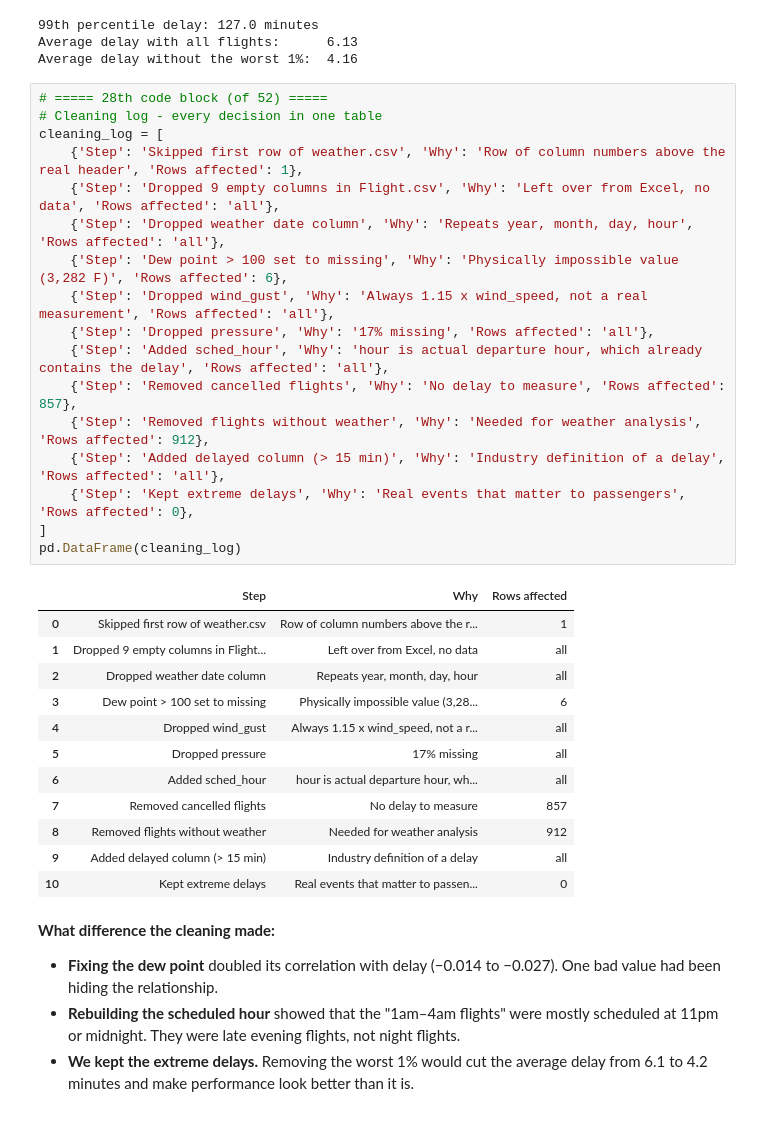
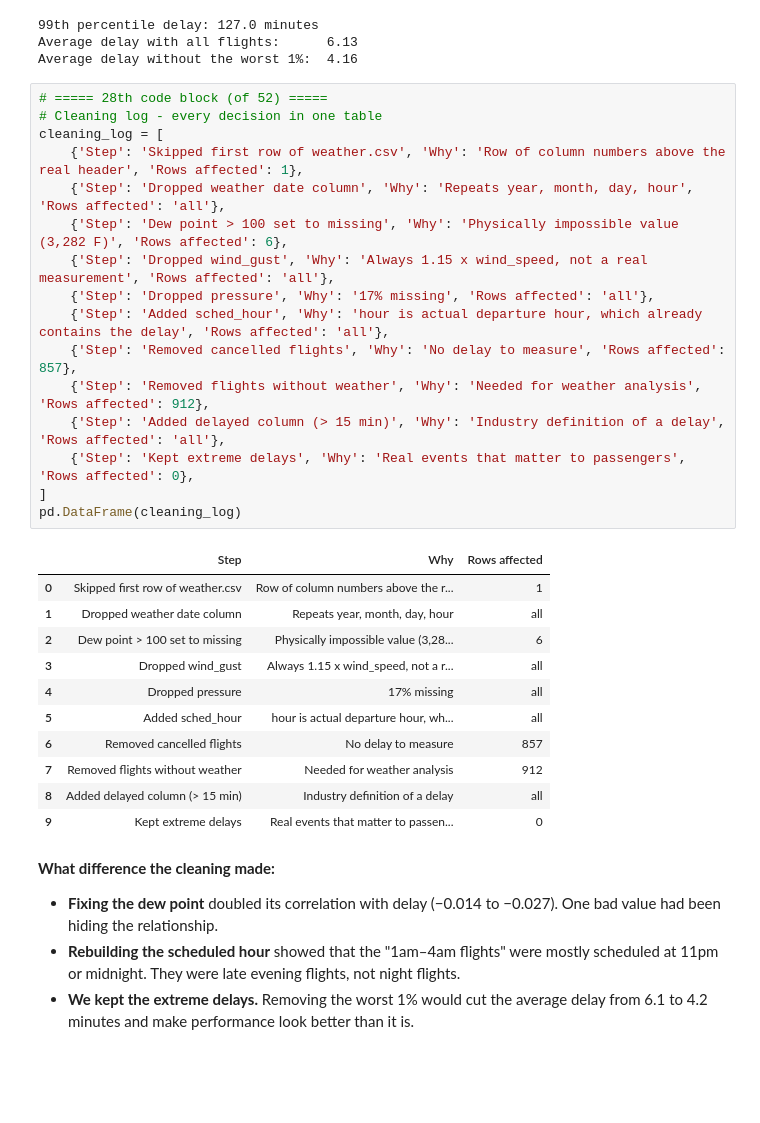
Before and after one commit to seyhasenganz/my-sql-assignment, a Jupyter notebook: flight_weather_analysis/Flight_Weather_Delay_Analysis.ipynb, the cells around one changed output. Saved outputs shown, nothing was run; the diff lists cells and outputs as text; blank space fills up the shorter version.

```diff
--- a/flight_weather_analysis/Flight_Weather_Delay_Analysis.ipynb
+++ b/flight_weather_analysis/Flight_Weather_Delay_Analysis.ipynb
@@ -413,33 +410,31 @@ Average delay without the worst 1%:  4.16
 # %%
 # ===== 28th code block (of 52) =====
 # Cleaning log - every decision in one table
 cleaning_log = [
     {'Step': 'Skipped first row of weather.csv', 'Why': 'Row of column numbers above the real header', 'Rows affected': 1},
-    {'Step': 'Dropped 9 empty columns in Flight.csv', 'Why': 'Left over from Excel, no data', 'Rows affected': 'all'},
     {'Step': 'Dropped weather date column', 'Why': 'Repeats year, month, day, hour', 'Rows affected': 'all'},
     {'Step': 'Dew point > 100 set to missing', 'Why': 'Physically impossible value (3,282 F)', 'Rows affected': 6},
     {'Step': 'Dropped wind_gust', 'Why': 'Always 1.15 x wind_speed, not a real measurement', 'Rows affected': 'all'},
     {'Step': 'Dropped pressure', 'Why': '17% missing', 'Rows affected': 'all'},
     {'Step': 'Added sched_hour', 'Why': 'hour is actual departure hour, which already contains the delay', 'Rows affected': 'all'},
     {'Step': 'Removed cancelled flights', 'Why': 'No delay to measure', 'Rows affected': 857},
     {'Step': 'Removed flights without weather', 'Why': 'Needed for weather analysis', 'Rows affected': 912},
     {'Step': 'Added delayed column (> 15 min)', 'Why': 'Industry definition of a delay', 'Rows affected': 'all'},
     {'Step': 'Kept extreme delays', 'Why': 'Real events that matter to passengers', 'Rows affected': 0},
 ]
 pd.DataFrame(cleaning_log)
 # %% [output]
 |  | Step | Why | Rows affected |
 | 0 | Skipped first row of weather.csv | Row of column numbers above the r... | 1 |
-| 1 | Dropped 9 empty columns in Flight... | Left over from Excel, no data | all |
-| 2 | Dropped weather date column | Repeats year, month, day, hour | all |
-| 3 | Dew point > 100 set to missing | Physically impossible value (3,28... | 6 |
-| 4 | Dropped wind_gust | Always 1.15 x wind_speed, not a r... | all |
-| 5 | Dropped pressure | 17% missing | all |
-| 6 | Added sched_hour | hour is actual departure hour, wh... | all |
-| 7 | Removed cancelled flights | No delay to measure | 857 |
-| 8 | Removed flights without weather | Needed for weather analysis | 912 |
-| 9 | Added delayed column (> 15 min) | Industry definition of a delay | all |
-| 10 | Kept extreme delays | Real events that matter to passen... | 0 |
+| 1 | Dropped weather date column | Repeats year, month, day, hour | all |
+| 2 | Dew point > 100 set to missing | Physically impossible value (3,28... | 6 |
+| 3 | Dropped wind_gust | Always 1.15 x wind_speed, not a r... | all |
+| 4 | Dropped pressure | 17% missing | all |
+| 5 | Added sched_hour | hour is actual departure hour, wh... | all |
+| 6 | Removed cancelled flights | No delay to measure | 857 |
+| 7 | Removed flights without weather | Needed for weather analysis | 912 |
+| 8 | Added delayed column (> 15 min) | Industry definition of a delay | all |
+| 9 | Kept extreme delays | Real events that matter to passen... | 0 |
 # %% [markdown]
 **What difference the cleaning made:**
 - **Fixing the dew point** doubled its correlation with delay (−0.014 to −0.027). One bad value had been hiding the relationship.
```
Also changed, not shown: parts of 8 cells of this notebook, 1 other file.
